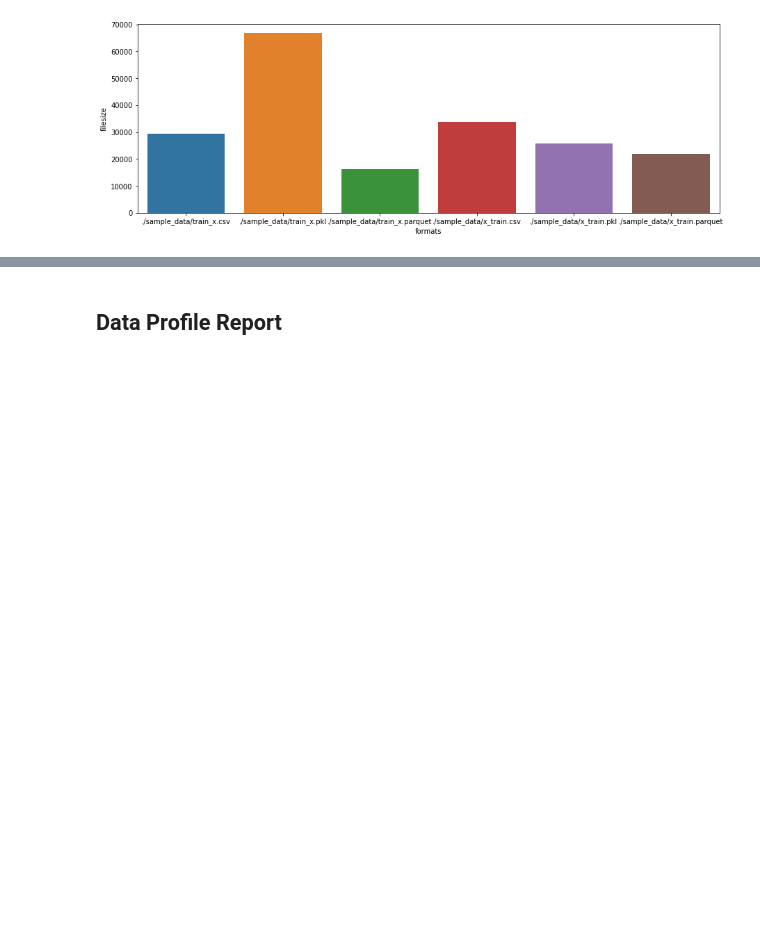
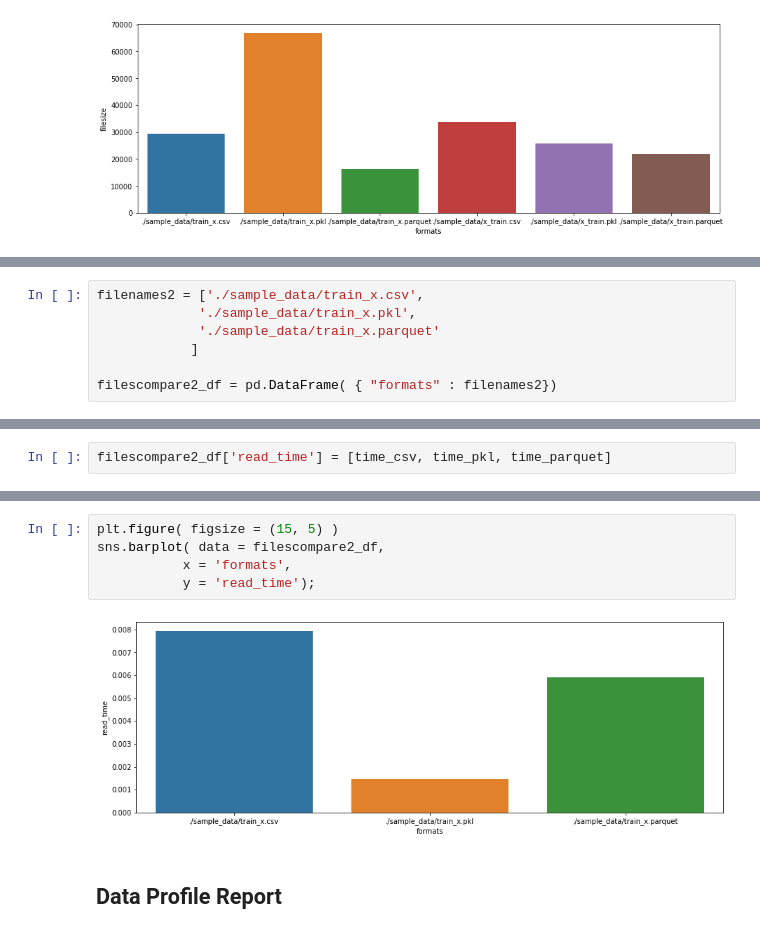
Before and after one commit to thisisSHAX/ML_Ops_Project-, a Jupyter notebook: Autism_Screening_Master.ipynb, the cells around one changed output, grey strips where cells are left out. Saved outputs shown, nothing was run; the diff lists cells and outputs as text; blank space fills up the shorter version.

```diff
--- a/Autism_Screening_Master.ipynb
+++ b/Autism_Screening_Master.ipynb
@@ -273,0 +299,7 @@ sns.barplot( data = filescompare_df,
+# %%
+filenames2 = ['./sample_data/train_x.csv',
+             './sample_data/train_x.pkl',
+             './sample_data/train_x.parquet'
+            ]
+
+filescompare2_df = pd.DataFrame( { "formats" : filenames2})
@@ -273,0 +324,2 @@ sns.barplot( data = filescompare_df,
+# %%
+filescompare2_df['read_time'] = [time_csv, time_pkl, time_parquet]
@@ -274,3 +333,10 @@ sns.barplot( data = filescompare_df,
+# %%
+plt.figure( figsize = (15, 5) )
+sns.barplot( data = filescompare2_df,
+           x = 'formats',
+           y = 'read_time');
+# %% [output]
+[figure, added]
 # %% [markdown]
 ## Data Profile Report
 # %% [markdown]
```
Also changed, not shown: parts of 109 cells of this notebook.
